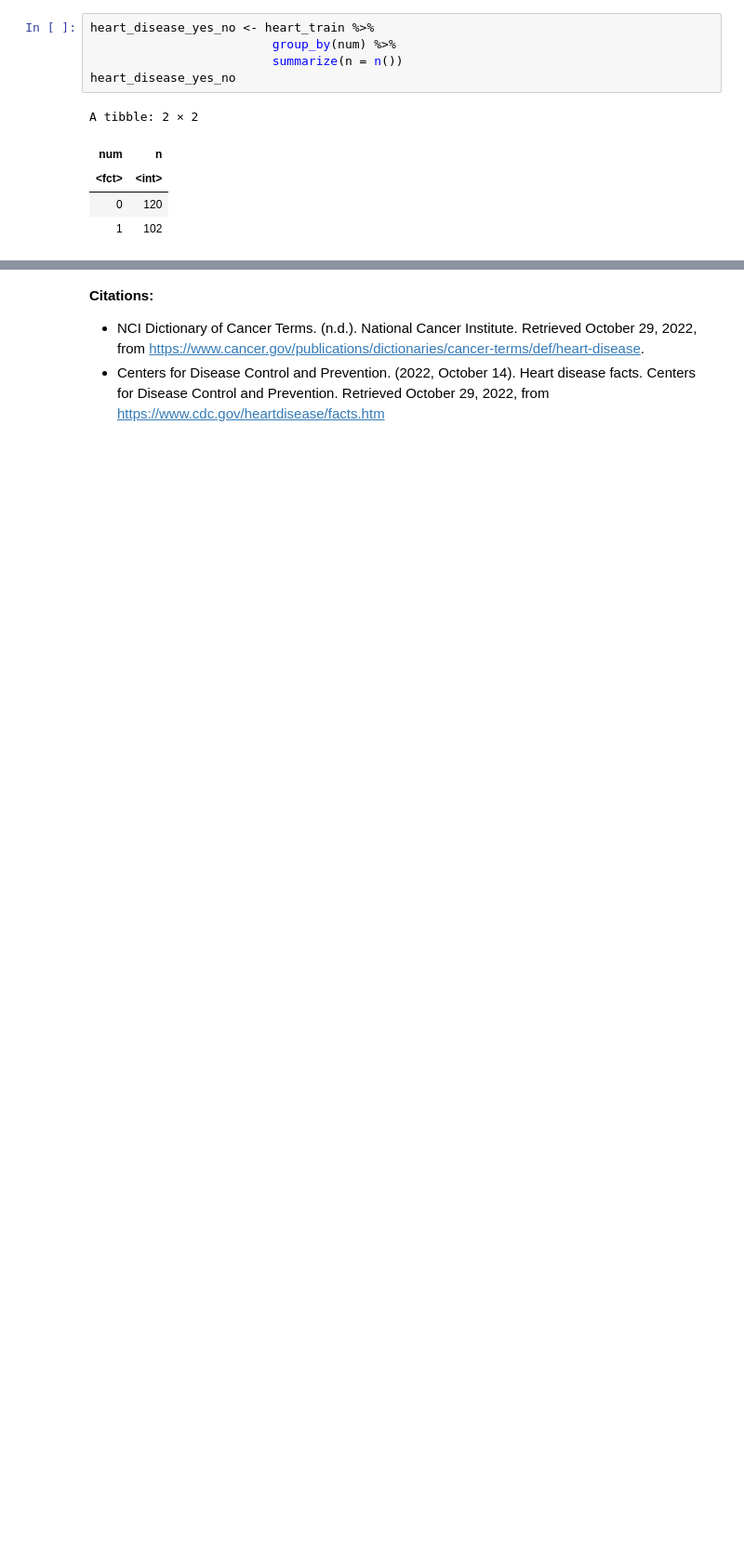
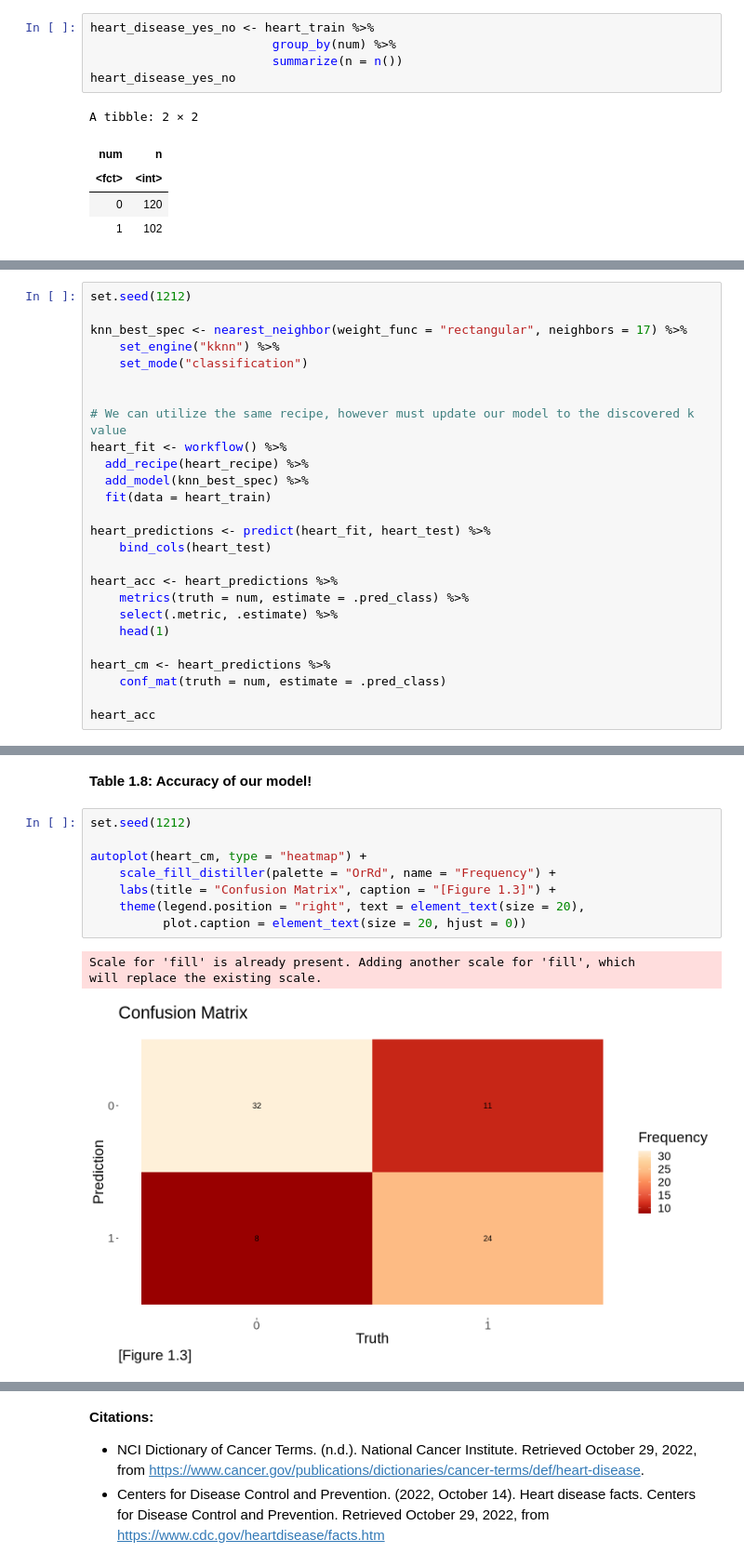
Before and after one commit to stevenson9/dsci-100-project-group-118, a Jupyter notebook: dsci100project.ipynb, the cells around one changed output, grey strips where cells are left out. Shown at 93% size. Saved outputs shown, nothing was run; the diff lists cells and outputs as text; blank space fills up the shorter version.

```diff
--- a/dsci100project.ipynb
+++ b/dsci100project.ipynb
@@ -311,0 +413,26 @@ For example, in the age graph, the proportion of people with heart disease is hi
+# %%
+set.seed(1212)
+
+knn_best_spec <- nearest_neighbor(weight_func = "rectangular", neighbors = 17) %>%
+    set_engine("kknn") %>%
+    set_mode("classification")
+
+
+# We can utilize the same recipe, however must update our model to the discovered k value
+heart_fit <- workflow() %>%
+  add_recipe(heart_recipe) %>%
+  add_model(knn_best_spec) %>%
+  fit(data = heart_train)
+
+heart_predictions <- predict(heart_fit, heart_test) %>%
+    bind_cols(heart_test)
+
+heart_acc <- heart_predictions %>%
+    metrics(truth = num, estimate = .pred_class) %>%
+    select(.metric, .estimate) %>%
+    head(1)
+
+heart_cm <- heart_predictions %>%
+    conf_mat(truth = num, estimate = .pred_class)
+
+heart_acc
@@ -311,0 +444,14 @@ For example, in the age graph, the proportion of people with heart disease is hi
+# %% [markdown]
+**Table 1.8: Accuracy of our model!**
+# %%
+set.seed(1212)
+
+autoplot(heart_cm, type = "heatmap") +
+    scale_fill_distiller(palette = "OrRd", name = "Frequency") +
+    labs(title = "Confusion Matrix", caption = "[Figure 1.3]") +
+    theme(legend.position = "right", text = element_text(size = 20),
+          plot.caption = element_text(size = 20, hjust = 0))
+# %% [output]
+Scale for 'fill' is already present. Adding another scale for 'fill', which
+will replace the existing scale.
+[figure, added]
```
Also changed, not shown: parts of 43 cells of this notebook.
